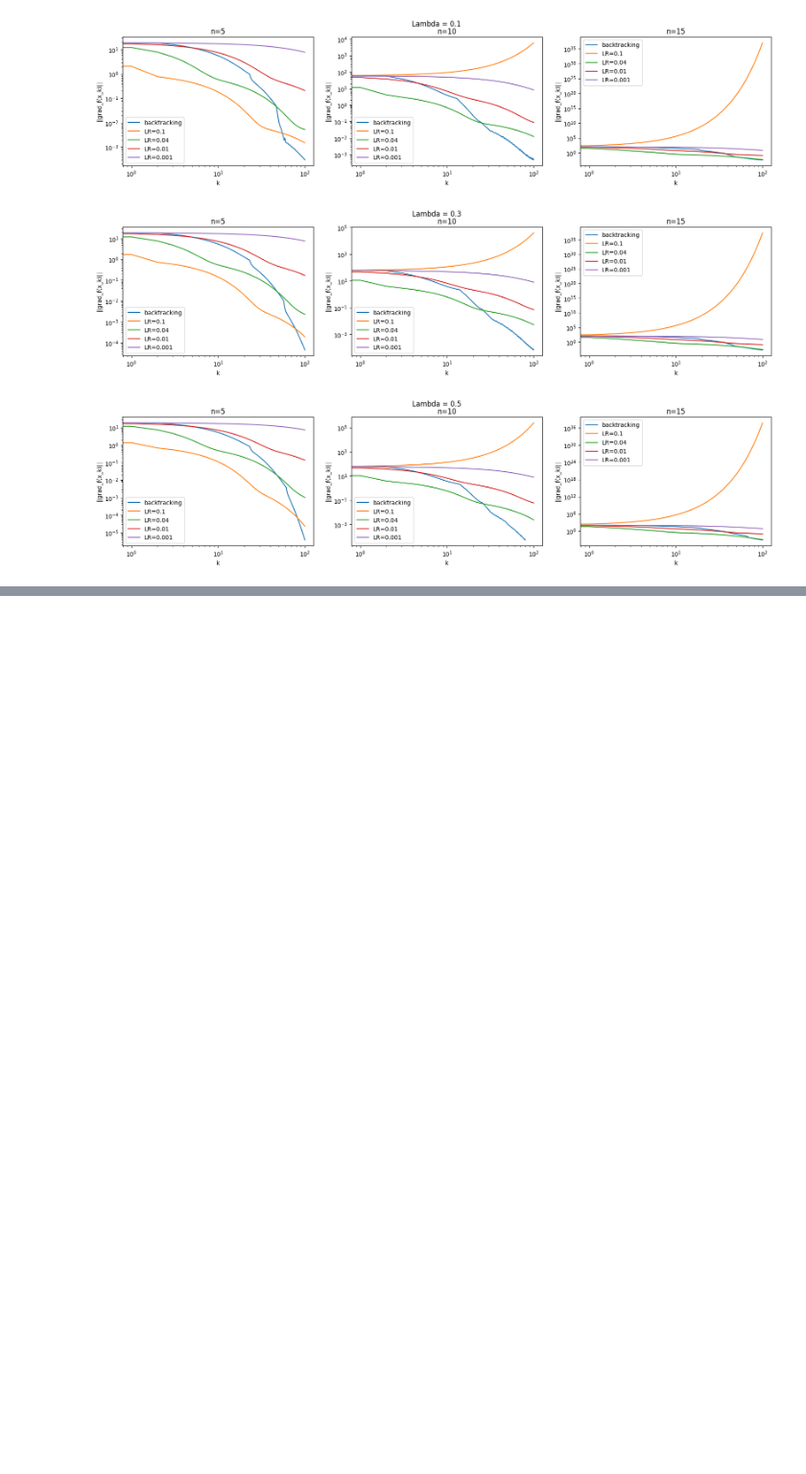
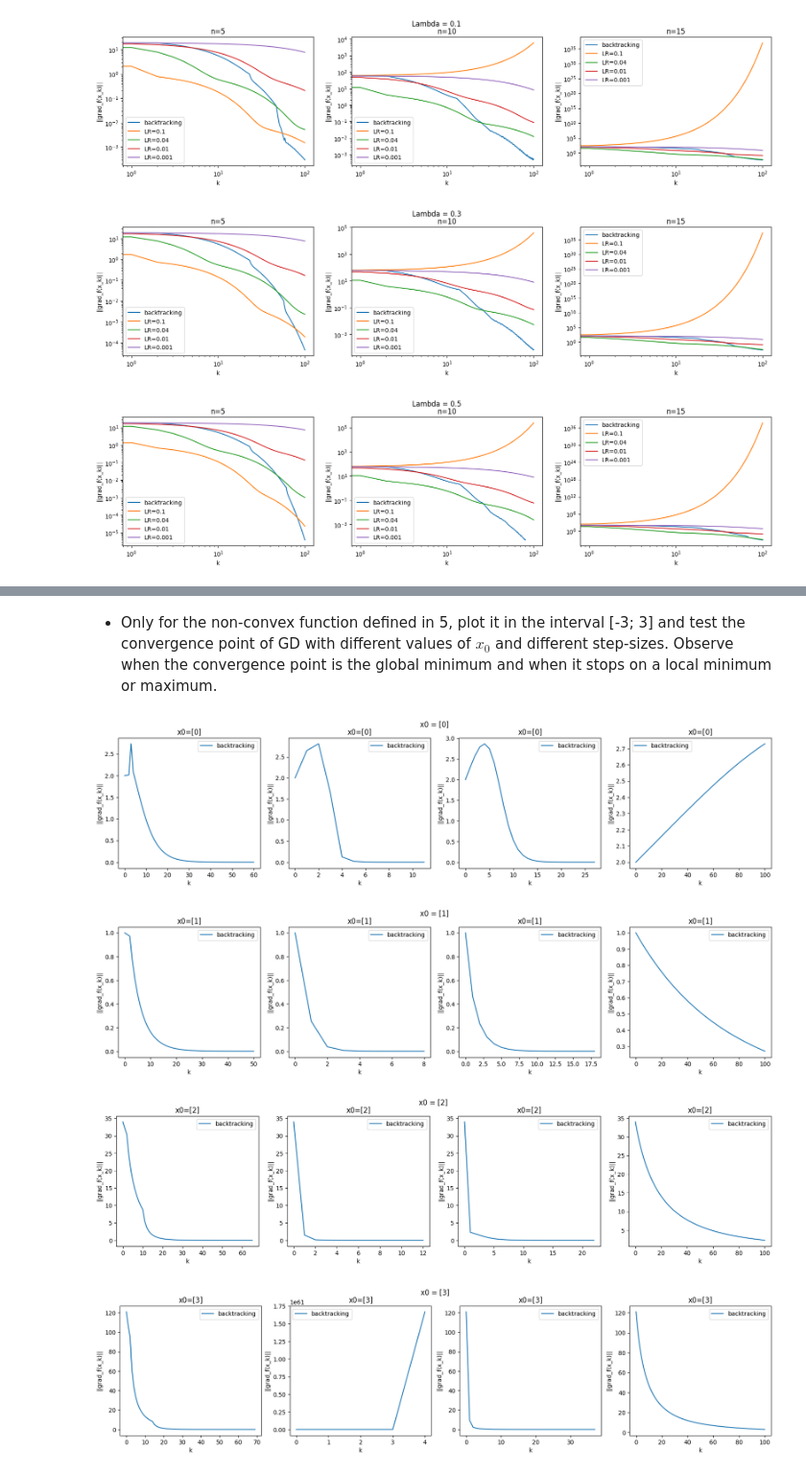
Before and after one commit to ChiaraAngileri/SMM_lab, a Jupyter notebook: Lab3/lab3.ipynb, the cells around one changed output, grey strips where cells are left out. Shown at 96% size. Cells and saved outputs as stored; diff of their text form; code cells hidden in the pictures; blank space fills up the shorter version.

Commit message:
function5

```diff
--- a/Lab3/lab3.ipynb
+++ b/Lab3/lab3.ipynb
@@ -663,0 +674,69 @@ for lam in range(len(L)):
+# %% [markdown]
+- Only for the non-convex function defined in 5, plot it in the interval [-3; 3] and test the convergence point of GD with different values of $x_0$ and different step-sizes. Observe when the convergence point is the global minimum and when it stops on a local minimum or maximum.
+# %%
+f = lambda x: f5(x)
+grad_f = lambda x: grad_f5(x)
+
+tolx = 1e-6
+tolf = 1e-6
+kmax = 100
+
+x0_vector = np.asarray([[0],[1], [2], [3]])
+cvector = np.asarray([0.1, 0.04, 0.001])
+
+f_tot_x0 = []
+x_tot_x0 = []
+err_tot_x0 = []
+k_tot_x0 = []
+
+for x0 in x0_vector:
+
+    f_tot = []
+    x_tot = []
+    err_tot = []
+    k_tot = []
+
+    x, k, f_val, grads, err_val, _  = GD(f, grad_f, x0, kmax, tolf, tolx, useBackTracking=True)
+    f_tot.append(f_val)
+    x_tot.append(x)
+    err_tot.append(err_val)
+    k_tot.append(k)
+
+    i=1
+    for c in cvector:
+        x, k, f_val, grads, err_val, _  = GD(f, grad_f, x0, kmax, tolf, tolx, step=c, useBackTracking=False)
+
+        f_tot.append(f_val)
+        x_tot.append(x)
+        err_tot.append(err_val)
+        k_tot.append(k)
+
+
+    f_tot_x0.append(f_tot)
+    x_tot_x0.append(x_tot)
+    err_tot_x0.append(err_tot)
+    k_tot_x0.append(k_tot)
+
+
+for x0 in range(len(x0_vector)):
+    plt.figure(figsize=(20, 4))
+    plt.suptitle(f'x0 = {x0_vector[x0]}')
+    legend=['backtracking', 'LR=0.1', 'LR=0.04', 'LR=0.01']
+
+    for e in range(len(f_tot_x0[x0])):
+        plt.subplot(1, len(f_tot_x0[x0]), e+1)
+        plt.title(f"x0={x0_vector[x0]}")
+
+        plt.xlabel('k')
+        plt.ylabel('||grad_f(x_k)||')
+
+        kk = np.arange(0, k_tot_x0[x0][e]+1)
+        plt.plot(kk, err_tot_x0[x0][e])
+        plt.legend(legend)
+
+    plt.show()
+# %% [output]
+[figure, added]
+[figure, added]
+[figure, added]
+[figure, added]
```
Also changed, not shown: parts of 2 cells of this notebook.
